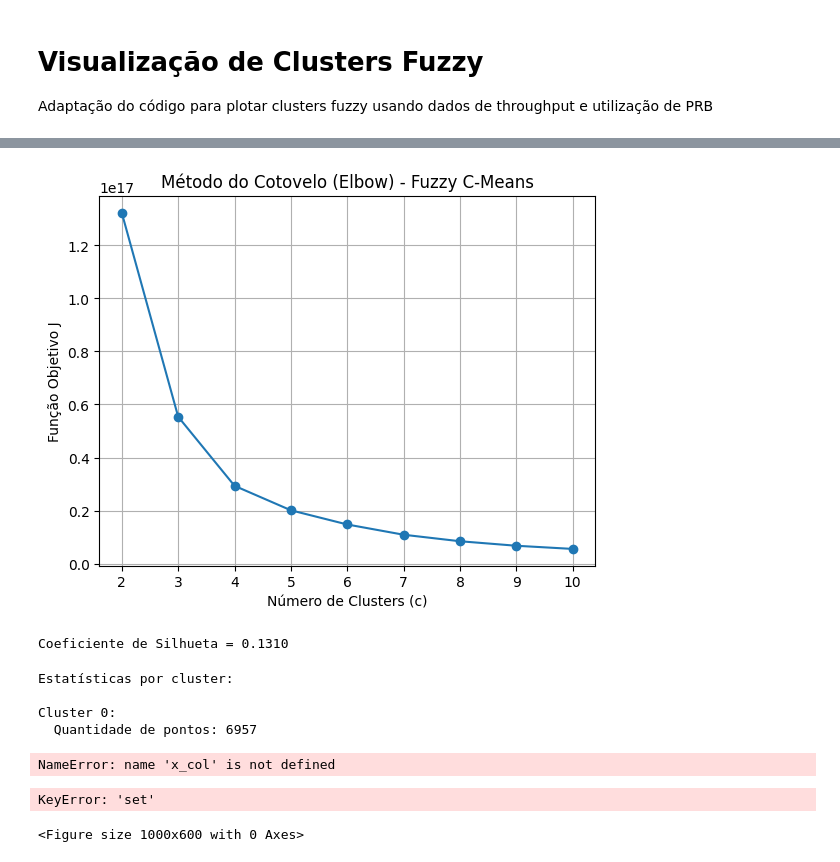
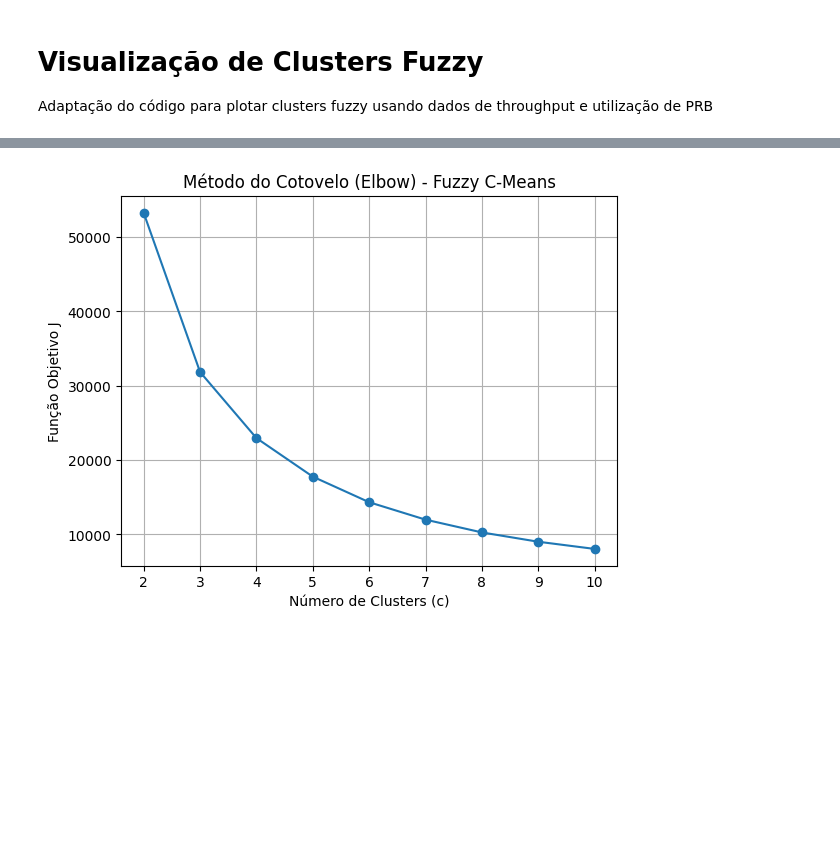
Before and after one commit to BrunoWolf03/TCC-TIM, a Jupyter notebook: analise_cluster.ipynb, the cells around one changed output, grey strips where cells are left out. Cells and saved outputs as stored; diff of their text form; code cells hidden in the pictures; blank space fills up the shorter version.

```diff
--- a/analise_cluster.ipynb
+++ b/analise_cluster.ipynb
@@ -39,0 +17,13 @@ Colunas disponíveis: ['Data', 'Grupo', 'Detentora', 'Vendor', 'eNodeB', 'Cell',
+# %%
+# Carregar o dataset
+file_path = "data/df_agrupamentofuzzy_3.csv"
+df = pd.read_csv(file_path)
+num_cols = df.select_dtypes(include="number").columns
+
+# remover colunas de pertinência e cluster
+num_cols = [c for c in num_cols if not c.startswith("pertinencia_") and c != "cluster_fuzzy"]
+
+X_loaded = df[num_cols].to_numpy()   # (n_samples, n_features)
+X_loaded_T = X_loaded.T                  # (n_features, n_samples)
+
+print("Hash X lido:", hash(X_loaded.tobytes()))
@@ -61,84 +73,22 @@ cluster_fuzzy
 Name: count, dtype: int64
 # %%
-# Converter tudo para número e forçar erro caso algo não seja numérico
-df_features = df[colunas_features].apply(pd.to_numeric, errors='raise')
-
-
-X = df_features.to_numpy().T
+X= X_loaded_T
 
 clusters_range = range(2, 11)
 objectives = []
 
 for c in clusters_range:
     cntr, u, u0, d, jm, p, fpc = fuzz.cluster.cmeans(
         X, c=c, m=2, error=0.0001, maxiter=1000
     )
 
     objectives.append(jm[-1])
 
 plt.plot(clusters_range, objectives, marker='o')
 plt.xlabel("Número de Clusters (c)")
 plt.ylabel("Função Objetivo J")
 plt.title("Método do Cotovelo (Elbow) - Fuzzy C-Means")
 plt.grid(True)
 plt.show()
 # %% [output]
-[figure, old version]
+[figure, new version]
-# %%
-# Seleciona todas as colunas de pertinência automaticamente
-col_pert = [c for c in df.columns if re.match(r'pertinencia_cluster_\d+', c)]
-num_clusters = len(col_pert)
-
-# Monta matriz de pertinências (n_amostras, n_clusters)
-U = df[col_pert].to_numpy()
-
-# Converte pertinências fuzzy para rótulos hard
-labels = np.argmax(U, axis=1)
-
-# Selecione as features originais (mesmo conjunto usado no FCM)
-X = df[colunas_features].to_numpy()
-
-# Calcula silhueta
-sil = silhouette_score(X, labels)
-
-print(f"Coeficiente de Silhueta = {sil:.4f}")
-# %% [output]
-Coeficiente de Silhueta = 0.1310
-# %%
-print("Estatísticas por cluster:")
-
-for cluster in sorted(df[cluster_col].unique()):
-    subset = df[df[cluster_col] == cluster]
-
-    print(f"\nCluster {cluster}:")
-    print(f"  Quantidade de pontos: {len(subset)}")
-
-    if len(subset) > 0:
-        print(f"  Throughput médio: {subset[x_col].mean():.2f} Kbps")
-        print(f"  Utilização PRB média: {subset[y_col].mean():.2f}%")
-        print(f"  SETs presentes: {sorted(sets_unicos)}")
-    else:
-        print("  (Sem pontos neste cluster)")
-# %% [output]
-Estatísticas por cluster:
-
-Cluster 0:
-  Quantidade de pontos: 6957
-NameError: name 'x_col' is not defined
-# %%
-# Gráfico adicional: distribuição dos SETs por cluster
-plt.figure(figsize=(10, 6))
-
-set_cluster_counts = df.groupby([cluster_col, 'set']).size().unstack(fill_value=0)
-set_cluster_counts.plot(kind='bar', stacked=True, colormap='Set3')
-
-plt.title('Distribuição dos SETs por Cluster')
-plt.xlabel('Cluster')
-plt.ylabel('Quantidade de pontos')
-plt.legend(title='SET', bbox_to_anchor=(1.05, 1), loc='upper left')
-plt.xticks(rotation=0)
-plt.tight_layout()
-plt.show()
-# %% [output]
-KeyError: 'set'
-<Figure size 1000x600 with 0 Axes>
```
Also changed, not shown: parts of 9 cells of this notebook, 7 other files.
